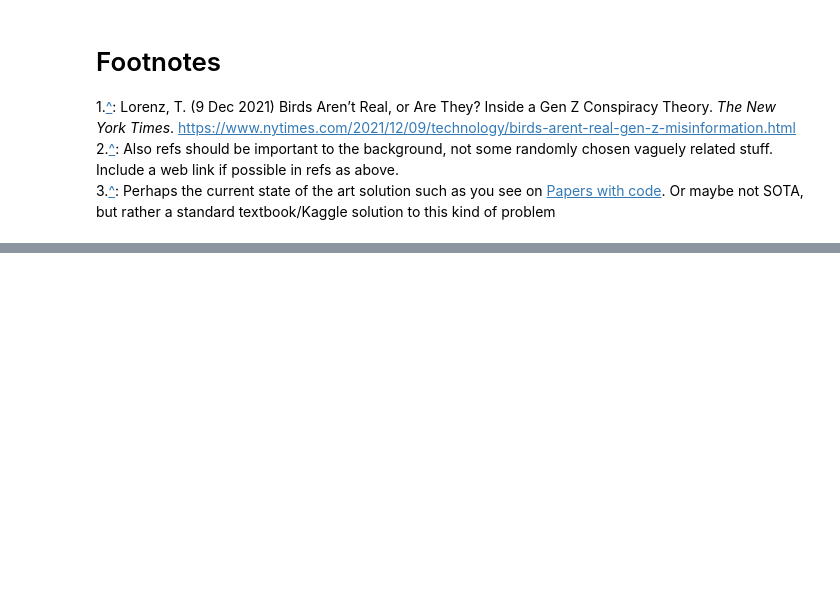
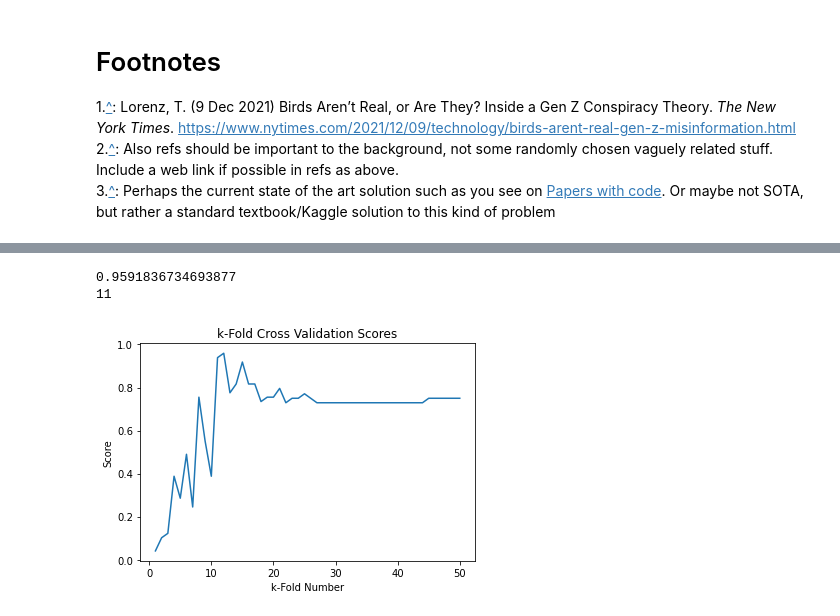
Before and after one commit to COGS118A/Group018-Sp22, a Jupyter notebook: Checkpoint_group018.ipynb, the cells around one changed output, grey strips where cells are left out. Saved outputs shown, nothing was run; the diff lists cells and outputs as text; code cells hidden in the pictures; blank space fills up the shorter version.

```diff
--- a/Checkpoint_group018.ipynb
+++ b/Checkpoint_group018.ipynb
@@ -415,0 +458,2 @@ For our data which is based strictly on game statistics and performances for ind
+# %%
+data_18["Wage_cat"] = wage_cat
@@ -415,0 +466,8 @@ For our data which is based strictly on game statistics and performances for ind
+# %%
+#knn_22
+knn_18 = data_18[['Overall_Rating', 'Age', 'Wage_cat']]
+
+#feature names
+knn_class = {'$0 - $50,000':0, '$50,000 - $100,000':1, '$100,000 - $150,000':2, '$150,000 - $200,000':3, '$200,000 - $250,000':4, '$250,000 and above':5 }
+knn_18['wage_num'] = [knn_class[i] for i in knn_18.Wage_cat]
+knn_18
@@ -415,0 +493,5 @@ For our data which is based strictly on game statistics and performances for ind
+# %%
+#assign train and test
+
+X = knn_18.drop(['Wage_cat', 'wage_num'], axis=1)
+y = knn_18['wage_num']
@@ -415,0 +552,10 @@ For our data which is based strictly on game statistics and performances for ind
+# %%
+#importk-folder
+from sklearn.model_selection import cross_val_score
+#use the same model as before
+knn = KNeighborsClassifier(n_neighbors=32)
+#X,ywill automatically devided by5folder,the scoringIwill still use the accuracy
+scores=cross_val_score(knn, X, y, cv=50, scoring='accuracy')
+#print all 5 times scores
+print(scores)
+#thenIwill do the average about these five scores to get more accuracy score.
@@ -415,0 +573,17 @@ For our data which is based strictly on game statistics and performances for ind
+# %%
+# Plot score of k-Fold Cross-Validation
+score_index = list(range(1, scores.size+1))
+plt.plot(score_index, scores)
+plt.title("k-Fold Cross Validation Scores")
+plt.xlabel("k-Fold Number")
+plt.ylabel("Score")
+
+kfold_max = max(scores)
+kfold_max_index = np.where(scores==kfold_max)[0][0]
+
+print(kfold_max)
+print(kfold_max_index)
+# %% [output]
+0.9591836734693877
+11
+[figure, added]
```
Also changed, not shown: parts of 15 cells of this notebook.
